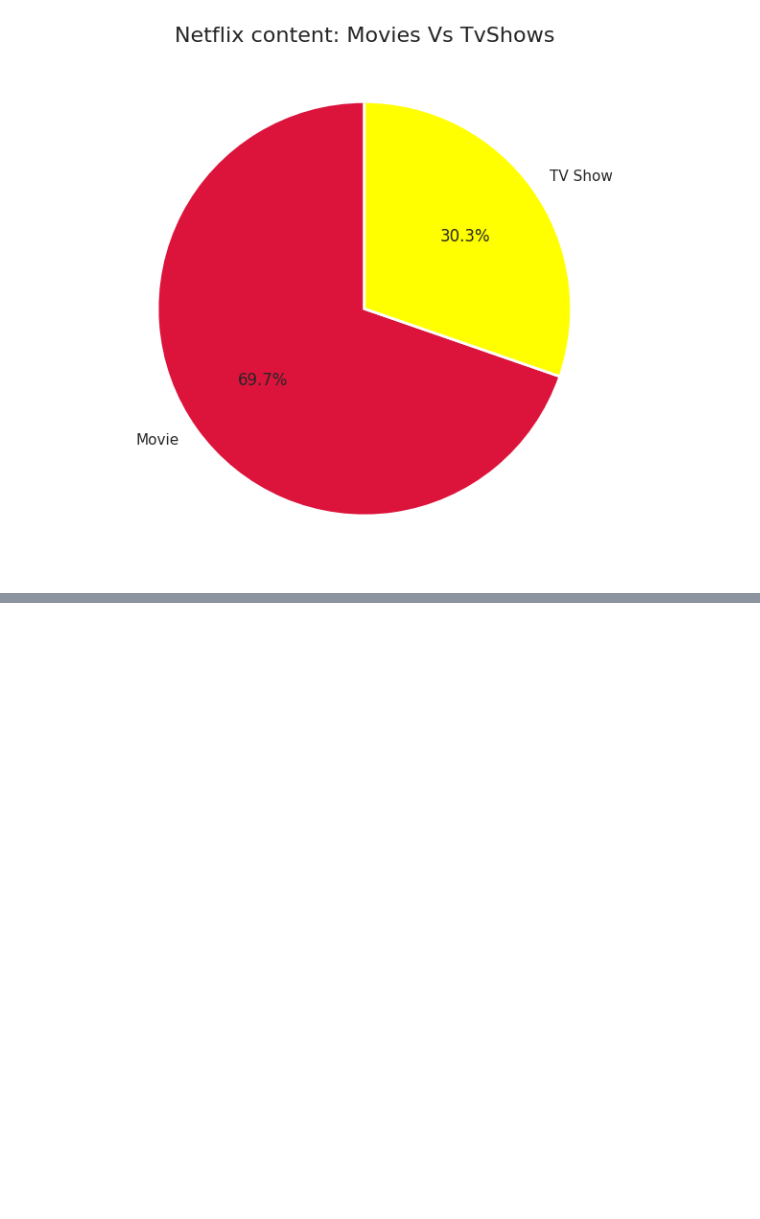
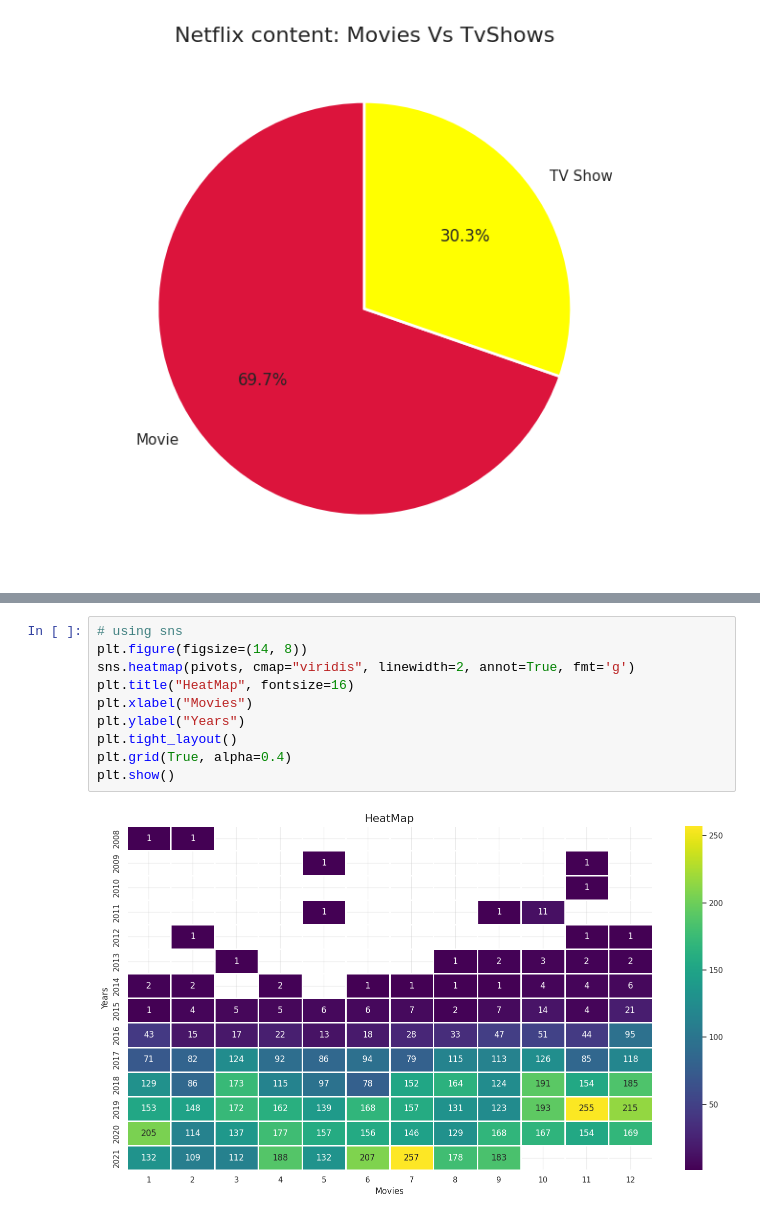
Before and after one commit to DevBhargav07/ML_Learning_Pluto, a Jupyter notebook: Codespace/ML_Learning.ipynb, the cells around one changed output, grey strips where cells are left out. Saved outputs shown, nothing was run; the diff lists cells and outputs as text; blank space fills up the shorter version.

```diff
--- a/Codespace/ML_Learning.ipynb
+++ b/Codespace/ML_Learning.ipynb
@@ -496,0 +514,12 @@ plt.show()
+# %%
+# using sns
+plt.figure(figsize=(14, 8))
+sns.heatmap(pivots, cmap="viridis", linewidth=2, annot=True, fmt='g')
+plt.title("HeatMap", fontsize=16)
+plt.xlabel("Movies")
+plt.ylabel("Years")
+plt.tight_layout()
+plt.grid(True, alpha=0.4)
+plt.show()
+# %% [output]
+[figure, added]
```
Also changed, not shown: parts of 3 cells of this notebook.
